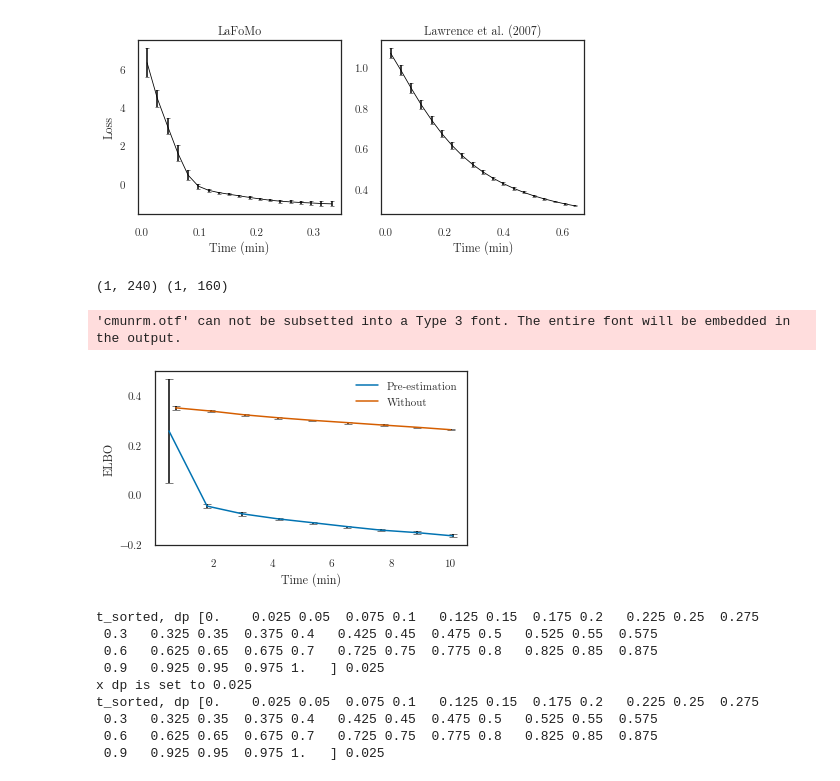
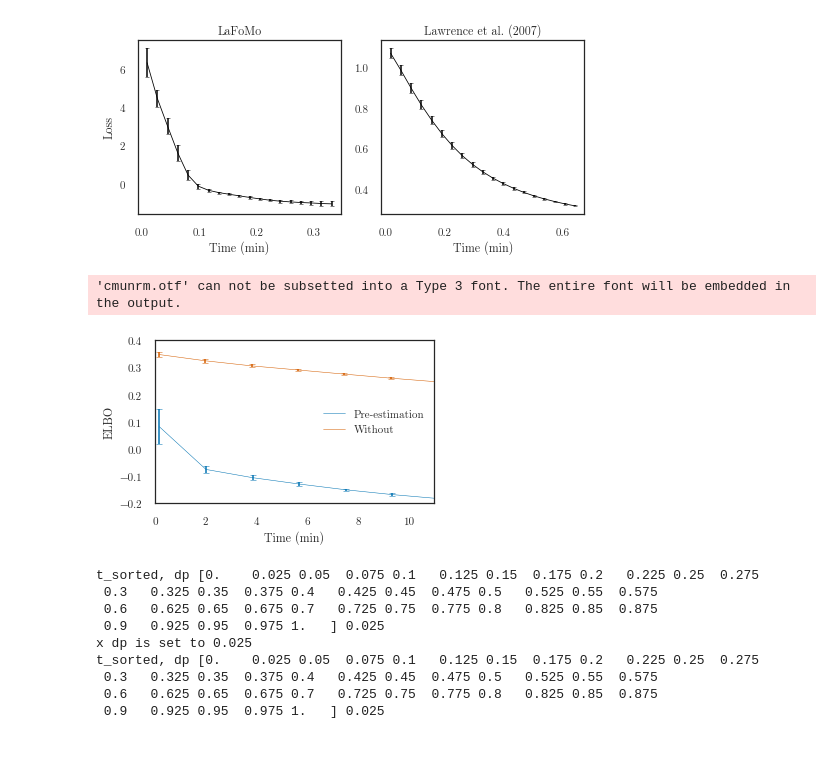
Before and after one commit to mossjacob/alfi, a Jupyter notebook: experiments/timer.ipynb, the cells around one changed output. Cells and saved outputs as stored; diff of their text form; code cells hidden in the pictures; blank space fills up the shorter version.

```diff
--- a/experiments/timer.ipynb
+++ b/experiments/timer.ipynb
@@ -69,43 +83,45 @@ loss_with = filepath('loss_with')
 loss_without = filepath('loss_without')
 time_with = filepath('time_with')
 time_without = filepath('time_without')
-# %%
-plt.figure(figsize=(0.8*7, 0.8*4))
-def plot_errorbars(times, losses, nbins=12, start_index=0, color='black', label='', skip_last=0):
-    times = times[:, start_index:-skip_last]
-    losses = losses[:, start_index:-skip_last]
-    bucket_ind = np.digitize(
-        times, np.linspace(times.min(), times.max(), nbins))
-
-    mean_times = list()
-    mean_losses = list()
-    for i in range(10):
-        time_bucket = times[bucket_ind == i]
-        loss_bucket = losses[bucket_ind == i]
-        mean_times.append(time_bucket.mean(0))
-        mean_losses.append(loss_bucket.mean(0))
-        plt.errorbar(time_bucket.mean(0), loss_bucket.mean(0), loss_bucket.std(0),
-                     color='black', capsize=4, markeredgewidth=0.5)
-    plt.plot(mean_times, mean_losses, color=color, label=label)
-
-# these errorbars are incorrect. try for example with one sample.
-print(time_with.shape, time_without.shape)
-plot_errorbars(time_with, loss_with,
-               color=Colours.line_color,
-               skip_last=80,
-               start_index=0, label='Pre-estimation')
-plot_errorbars(time_without, loss_without,
-               skip_last=80,
-               color=Colours.scatter_color, label='Without')
-# plt.ylim(-0.2, 2)
-plt.xlabel('Time (min)')
-plt.ylabel('ELBO')
-plt.legend()
-plt.savefig('preestimation_toy.pdf', **tight_kwargs)
-# %% [output]
-(1, 240) (1, 160)
-'cmunrm.otf' can not be subsetted into a Type 3 font. The entire font will be embedded in the output.
-[figure, removed]
+# %%
+fig, ax = plt.subplots(figsize=(5,3))
+for profile, name, color, start_index in zip(
+        [(time_with, loss_with), (time_without, loss_without)],
+        ['Pre-estimation', 'Without'],
+        [Colours.line_color, Colours.scatter_color],
+        [50, 0]):
+    skip_last = 80
+    times = profile[0]
+    # times = times - times.min(1).reshape(profile.shape[0], 1)
+    losses = profile[1]
+    times = times[:, start_index:-skip_last]
+    losses = losses[:, start_index:-skip_last]
+
+    times_mean = times.mean(0)# / 60
+
+    time_intervals = np.linspace(times_mean.min(), times_mean.max(), 8)
+    xs = list()
+    ys = list()
+    for j in range(time_intervals.shape[0]-1):
+        lb = time_intervals[j]
+        ub = time_intervals[j+1]
+        ind = (times_mean > lb) & (times_mean < ub)
+        x = lb#(lb + ub)/2
+        y = losses[:, ind].mean()
+        ax.errorbar(x, y, losses[:, ind].std(),
+                    color=color, capsize=3, markeredgewidth=0.5)
+        xs.append(x)
+        ys.append(y)
+    ax.plot(xs, ys, color=color, linewidth=0.5, label=name)
+ax.set_xlabel('Time (min)')
+ax.set_ylabel('ELBO')
+ax.set_ylim(-0.2, 0.4)
+ax.set_xlim(0, 11)
+plt.legend()
+plt.savefig('preestimation_toy_big.pdf', **tight_kwargs)
+# %% [output]
+'cmunrm.otf' can not be subsetted into a Type 3 font. The entire font will be embedded in the output.
+[figure, added]
 # %%
 lfm, trainer, plotter = build_partial(
     dataset,
```
Also changed, not shown: parts of 1 cell of this notebook, 7 other files.
